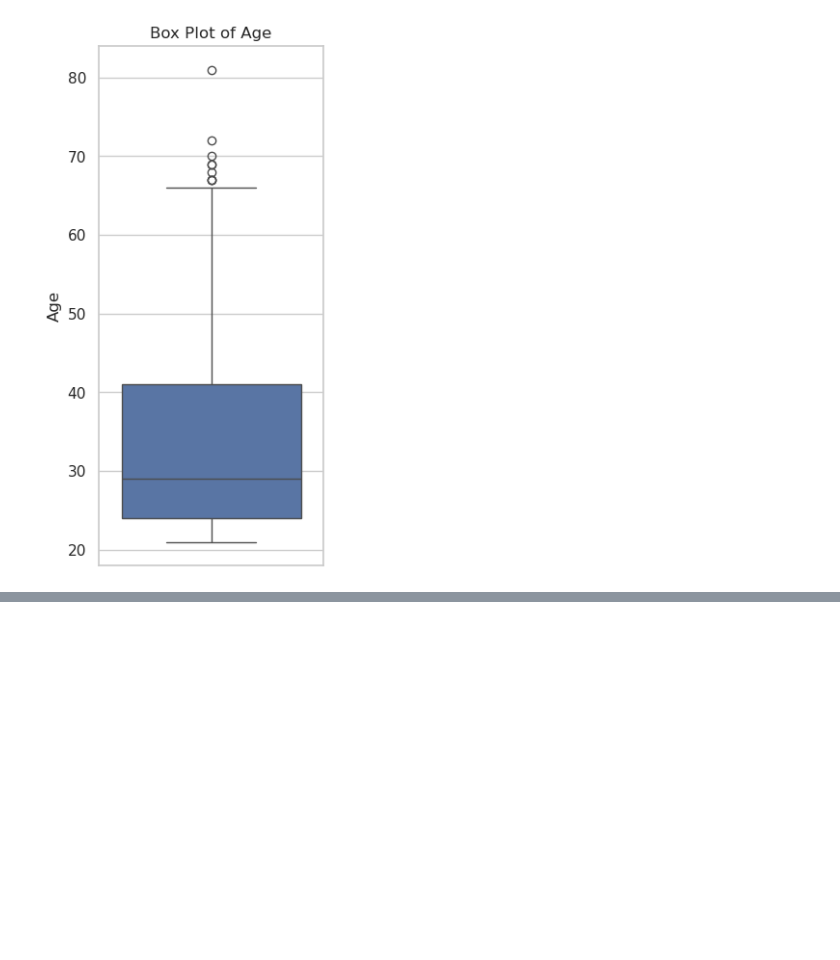
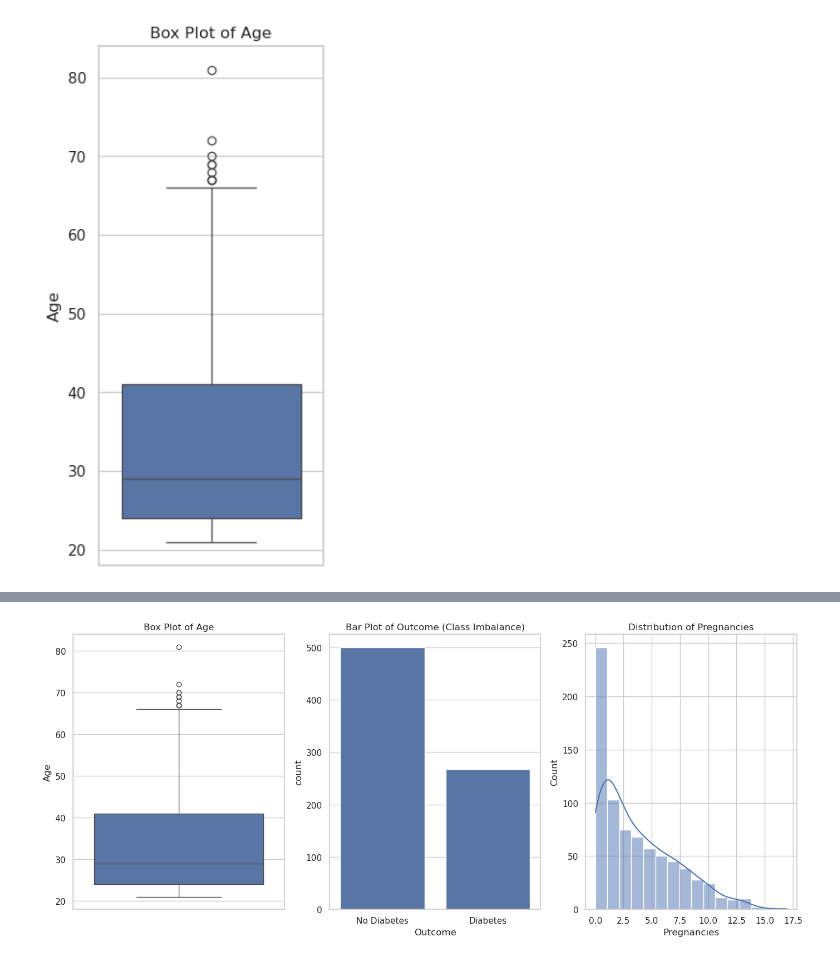
Before and after one commit to Al-1n/Diabetes_Classification, a Jupyter notebook: Gradient_Boosting_Tuning.ipynb, the cells around one changed output, grey strips where cells are left out. Saved outputs shown, nothing was run; the diff lists cells and outputs as text; code cells hidden in the pictures; blank space fills up the shorter version.

```diff
--- a/Gradient_Boosting_Tuning.ipynb
+++ b/Gradient_Boosting_Tuning.ipynb
@@ -2094,0 +2102,26 @@ plt.show()
+# %%
+# Create a figure for the plots
+fig, axes = plt.subplots(1, 3, figsize=(14, 6), tight_layout=True)
+
+# Box plot for the Age column
+sns.boxplot(y=df['Age'], orient = 'x', ax=axes[0])
+axes[0].set_title('Box Plot of Age')
+
+# Bar plot for the Outcome column
+sns.countplot(x=df['Outcome'], ax=axes[1])
+axes[1].set_title('Bar Plot of Outcome (Class Imbalance)')
+labels = ['No Diabetes', 'Diabetes']
+axes[1].set_xticks((0,1))
+axes[1].set_xticklabels(['No Diabetes', 'Diabetes'])
+
+# Distribution plot for the Pregnancies column
+sns.histplot(df['Pregnancies'], kde=True, ax=axes[2])
+axes[2].set_title('Distribution of Pregnancies')
+
+# Export the graph as an image
+plt.savefig('./img/out_dist_plots.png')
+
+# Show plot
+plt.show()
+# %% [output]
+[figure, added]
```
Also changed, not shown: parts of 22 cells of this notebook, 9 other files.
